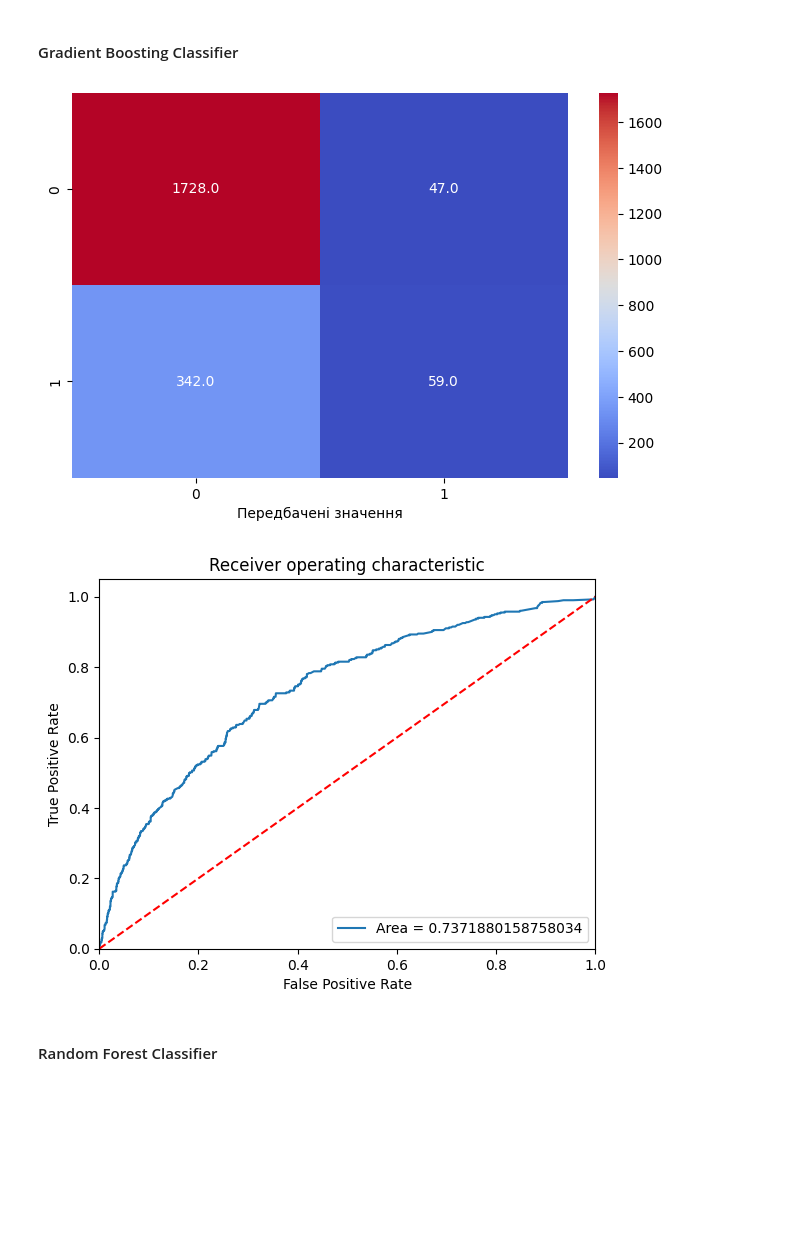
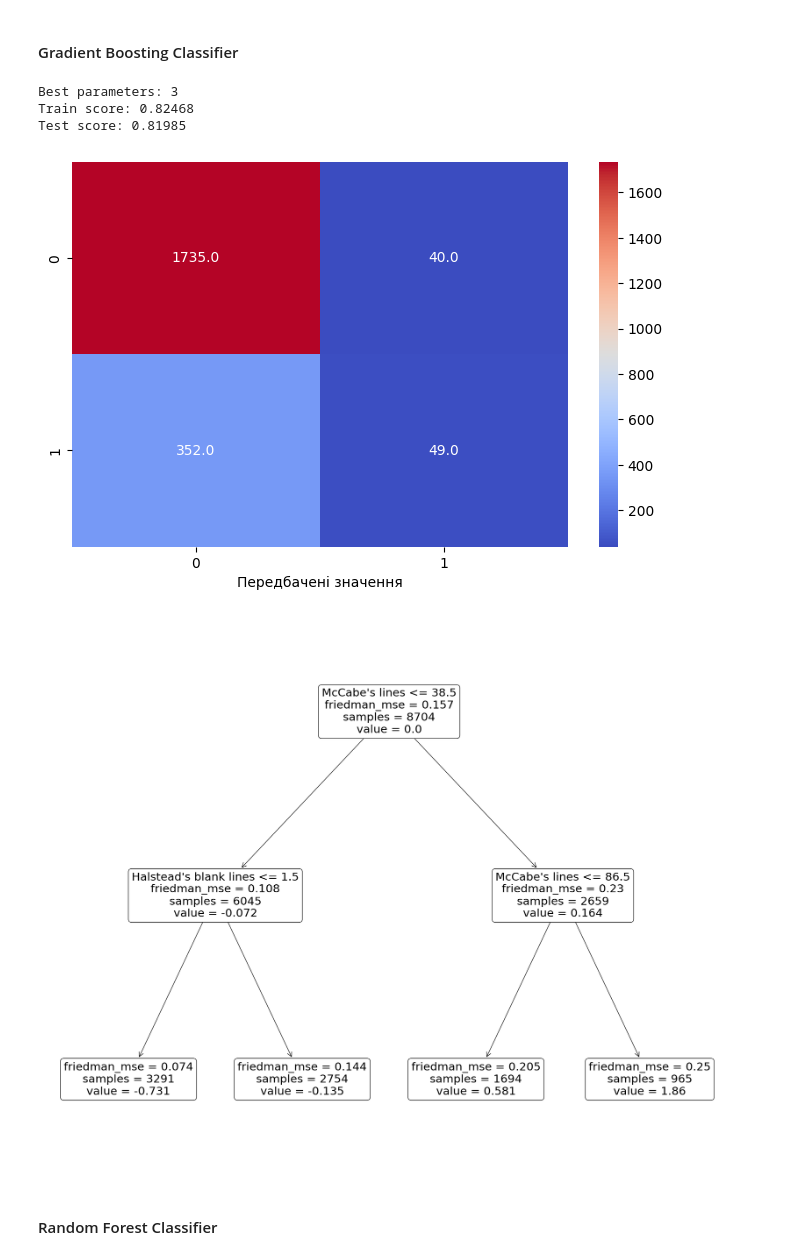
Before and after one commit to NgeNXQ/PIIS, a Jupyter notebook: 4/labwork4.ipynb, the cells around one changed output. Cells and saved outputs as stored; diff of their text form; code cells hidden in the pictures; blank space fills up the shorter version.

```diff
--- a/4/labwork4.ipynb
+++ b/4/labwork4.ipynb
@@ -38,7 +38,9 @@ def build_confusion_matrix(model: any, x_test: list, y_test: list) -> None:
     plt.show()
 
 
-#def build_tree_visualization(model: any, x_test: list, y_test: list) -> None:
+def build_tree_visualization(model: any, feature_names: list, class_names: list) -> None:
+    plt.figure(figsize = (25, 20))
+    plot_tree(model, feature_names = feature_names, class_names = class_names, filled = False, rounded = True)
 # %% [markdown]
 ### Заповнення датафрейму
 # %%
@@ -185,18 +186,23 @@ plt.show()
 x = software_defects_data.drop(columns = ["Halstead's program length", "Defects"], axis = 1)
 y = software_defects_data["Defects"]
 x_train, x_test, y_train, y_test = train_test_split(x, y, test_size = 0.2, train_size = 0.8, random_state = 0)
+parameters = {"max_depth": [i for i in range(1, 5)]}
 results = list()
 # %% [markdown]
 #### Decision Tree Classifier
 # %%
-decision_tree_classifier = DecisionTreeClassifier(max_depth = 3).fit(x_train, y_train)
+grid_search_results = GridSearchCV(DecisionTreeClassifier(), parameters, cv = 5).fit(x_train, y_train)
+print(f"Best max_depth: ", grid_search_results.best_params_["max_depth"])
+
+decision_tree_classifier = grid_search_results.best_estimator_.fit(x_train, y_train)
 
 train_score = round(decision_tree_classifier.score(x_train, y_train), 5)
 test_score = round(decision_tree_classifier.score(x_test, y_test), 5)
 results.append({"Model": "Decision Tree\nClassifier", "R^2 Score": train_score, "Type": "Train"})
 results.append({"Model": "Decision Tree\nClassifier", "R^2 Score": test_score, "Type": "Test"})
+print(f"Train score: {train_score}")
+print(f"Test score: {test_score}")
 
-#visualize_decision_tree(decision_tree_classifier, features, class_names
 build_confusion_matrix(decision_tree_classifier, x_test, y_test)
-build_roc_plot(decision_tree_classifier, x_test, y_test)
+build_tree_visualization(decision_tree_classifier, x.columns.to_list(), ["Defect", "No Defect"])
 # %% [output]
@@ -205,19 +214,26 @@ build_roc_plot(decision_tree_classifier, x_test, y_test)
 # %% [markdown]
 #### Gradient Boosting Classifier
 # %%
-gradient_boosting_classifier = GradientBoostingClassifier(max_depth = 3).fit(x_train, y_train)
+grid_serch_results = GridSearchCV(GradientBoostingClassifier(), parameters, cv = 5).fit(x_train, y_train)
+print("Best parameters:", grid_search_results.best_params_["max_depth"])
+
+gradient_boosting_classifier = grid_serch_results.best_estimator_.fit(x_train, y_train)
 
 train_score = round(gradient_boosting_classifier.score(x_train, y_train), 5)
 test_score = round(gradient_boosting_classifier.score(x_test, y_test), 5)
 results.append({"Model": "Gradient Boosting\nClassifier", "R^2 Score": train_score, "Type": "Train"})
 results.append({"Model": "Gradient Boosting\nClassifier", "R^2 Score": test_score, "Type": "Test"})
+print(f"Train score: {train_score}")
+print(f"Test score: {test_score}")
 
-#visualize_decision_tree(gradient_boosting_classifier, features, class_names)
 build_confusion_matrix(gradient_boosting_classifier, x_test, y_test)
-build_roc_plot(gradient_boosting_classifier, x_test, y_test)
+build_tree_visualization(gradient_boosting_classifier.estimators_[0][0], x.columns.to_list(), ["Defect", "No Defect"])
 # %% [output]
+Best parameters: 3
+Train score: 0.82468
+Test score: 0.81985
 [figure]
-[figure, old version]
+[figure, new version]
 # %% [markdown]
 #### Random Forest Classifier
 # %%
```
Also changed, not shown: parts of 7 cells of this notebook.
